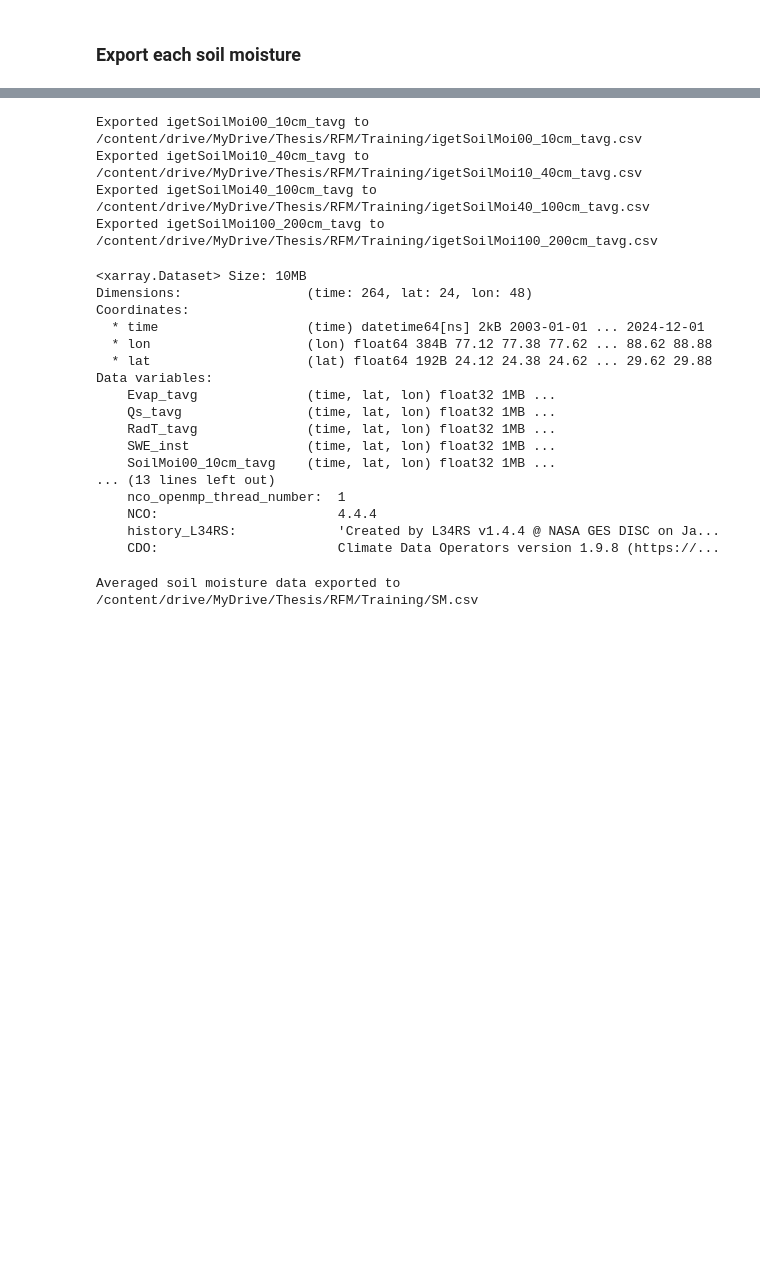
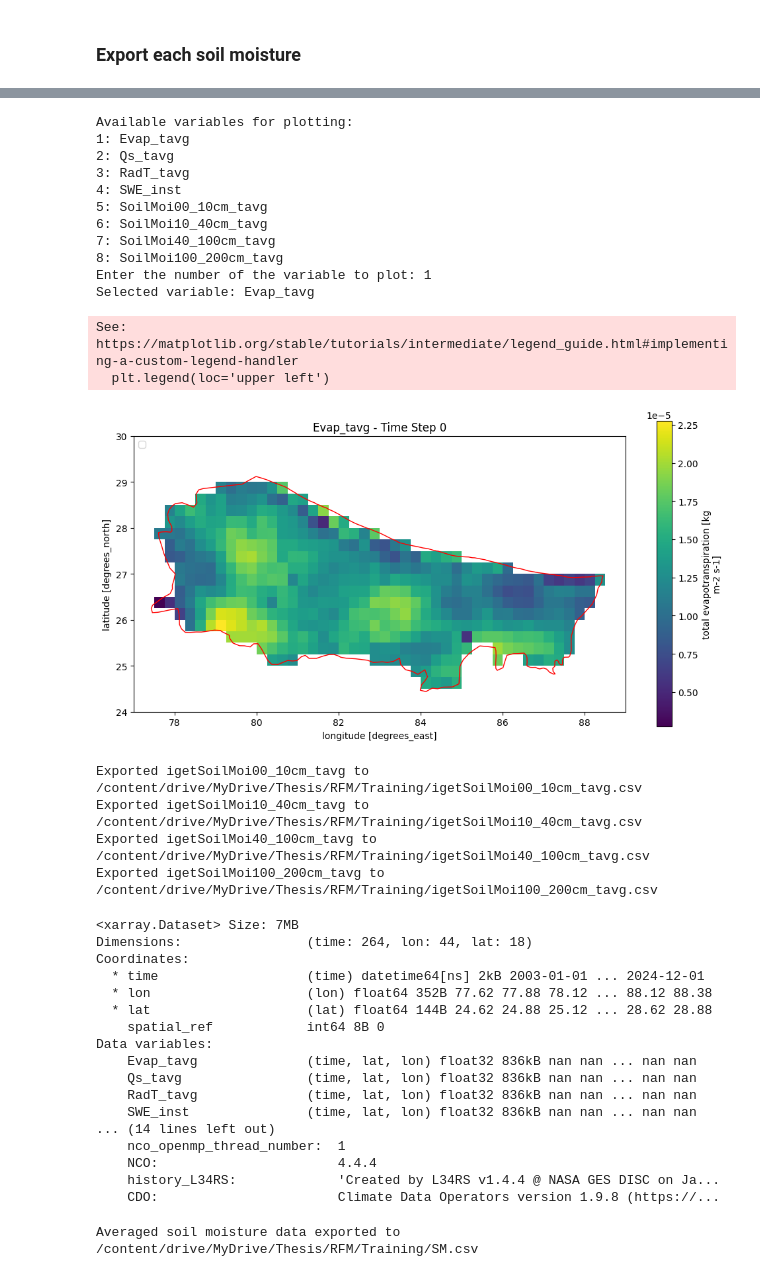
Before and after one commit to AshHydroCoder/GRACE-Downscaler, a Jupyter notebook: Making_raw_files_for_RFM.ipynb, the cells around one changed output, grey strips where cells are left out. Cells and saved outputs as stored; diff of their text form; code cells hidden in the pictures; blank space fills up the shorter version.

```diff
--- a/Making_raw_files_for_RFM.ipynb
+++ b/Making_raw_files_for_RFM.ipynb
@@ -329,2 +334,12 @@ FLDAS_regrid = FLDAS_regrid.drop_vars('time_bnds')
 # %% [markdown]
 ### Export each soil moisture
+# %%
+
+# Load the dataset
+FLDAS = '/content/drive/MyDrive/Thesis/REGRID/FLDAS 25.nc'
+FLDAS_regrid = xr.open_dataset(FLDAS)
+FLDAS_regrid = FLDAS_regrid.drop_vars('time_bnds')
+FLDAS_regrid = FLDAS_regrid.rio.write_crs('epsg:4326')
+#FLDAS_regrid = FLDAS_regrid.rename({'lon':'x','lat':'y'})
+FLDAS_regrid = FLDAS_regrid.rio.clip(nepal_shp.geometry,drop=True)
+FLDAS_regrid
@@ -331,3 +364,50 @@ FLDAS_regrid = FLDAS_regrid.drop_vars('time_bnds')
+# %%
+import matplotlib.pyplot as plt
+
+# Ensure a variable is selected for plotting
+variables = list(FLDAS_regrid.data_vars)  # List of variables in the dataset
+print("Available variables for plotting:")
+for idx, var in enumerate(variables):
+    print(f"{idx + 1}: {var}")
+
+# Prompt the user to select a variable
+selected_index = int(input("Enter the number of the variable to plot: ")) - 1
+
+if selected_index < 0 or selected_index >= len(variables):
+    print("Invalid selection. Exiting...")
+else:
+    selected_var = variables[selected_index]
+    print(f"Selected variable: {selected_var}")
+
+    # Plot the selected variable with shapefile overlay
+    plt.figure(figsize=(12, 6))
+    ax = plt.gca()
+
+    # Plot the raster variable
+    FLDAS_regrid[selected_var].isel(time=0).plot(ax=ax, cmap="viridis")  # Plot the first time step
+
+    # Plot the shapefile
+    nepal_shp.plot(ax=ax, edgecolor='red', facecolor='none', linewidth=1, label="Nepal Boundary")
+
+    # Add title and legend
+    plt.title(f"{selected_var} - Time Step 0")
+    plt.legend(loc='upper left')
+    plt.show()
+# %% [output]
+Available variables for plotting:
+1: Evap_tavg
+2: Qs_tavg
+3: RadT_tavg
+4: SWE_inst
+5: SoilMoi00_10cm_tavg
+6: SoilMoi10_40cm_tavg
+7: SoilMoi40_100cm_tavg
+8: SoilMoi100_200cm_tavg
+Enter the number of the variable to plot: 1
+Selected variable: Evap_tavg
+See: https://matplotlib.org/stable/tutorials/intermediate/legend_guide.html#implementing-a-custom-legend-handler
+  plt.legend(loc='upper left')
+[figure, added]
 # %%
 import xarray as xr
 import pandas as pd
@@ -380,19 +460,19 @@ Exported igetSoilMoi100_200cm_tavg to /content/drive/MyDrive/Thesis/RFM/Training
 # %%
 FLDAS_regrid
 # %% [output]
-<xarray.Dataset> Size: 10MB
-Dimensions:                (time: 264, lat: 24, lon: 48)
+<xarray.Dataset> Size: 7MB
+Dimensions:                (time: 264, lon: 44, lat: 18)
 Coordinates:
   * time                   (time) datetime64[ns] 2kB 2003-01-01 ... 2024-12-01
-  * lon                    (lon) float64 384B 77.12 77.38 77.62 ... 88.62 88.88
-  * lat                    (lat) float64 192B 24.12 24.38 24.62 ... 29.62 29.88
+  * lon                    (lon) float64 352B 77.62 77.88 78.12 ... 88.12 88.38
+  * lat                    (lat) float64 144B 24.62 24.88 25.12 ... 28.62 28.88
+    spatial_ref            int64 8B 0
 Data variables:
-    Evap_tavg              (time, lat, lon) float32 1MB ...
-    Qs_tavg                (time, lat, lon) float32 1MB ...
-    RadT_tavg              (time, lat, lon) float32 1MB ...
-    SWE_inst               (time, lat, lon) float32 1MB ...
-    SoilMoi00_10cm_tavg    (time, lat, lon) float32 1MB ...
-... (13 lines left out)
+    Evap_tavg              (time, lat, lon) float32 836kB nan nan ... nan nan
+    Qs_tavg                (time, lat, lon) float32 836kB nan nan ... nan nan
+    RadT_tavg              (time, lat, lon) float32 836kB nan nan ... nan nan
+    SWE_inst               (time, lat, lon) float32 836kB nan nan ... nan nan
+... (14 lines left out)
     nco_openmp_thread_number:  1
     NCO:                       4.4.4
     history_L34RS:             'Created by L34RS v1.4.4 @ NASA GES DISC on Ja...
```
Also changed, not shown: parts of 12 cells of this notebook.
